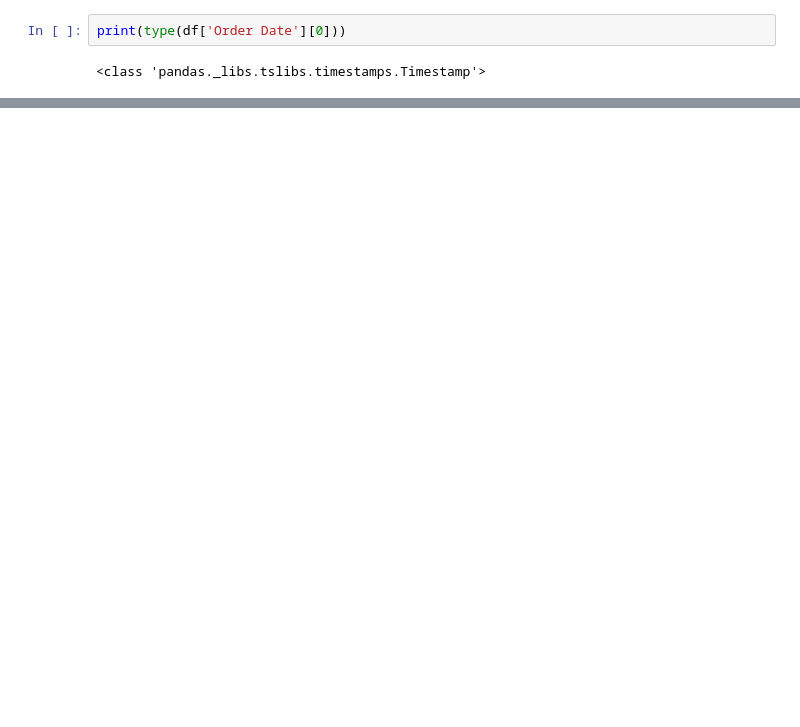
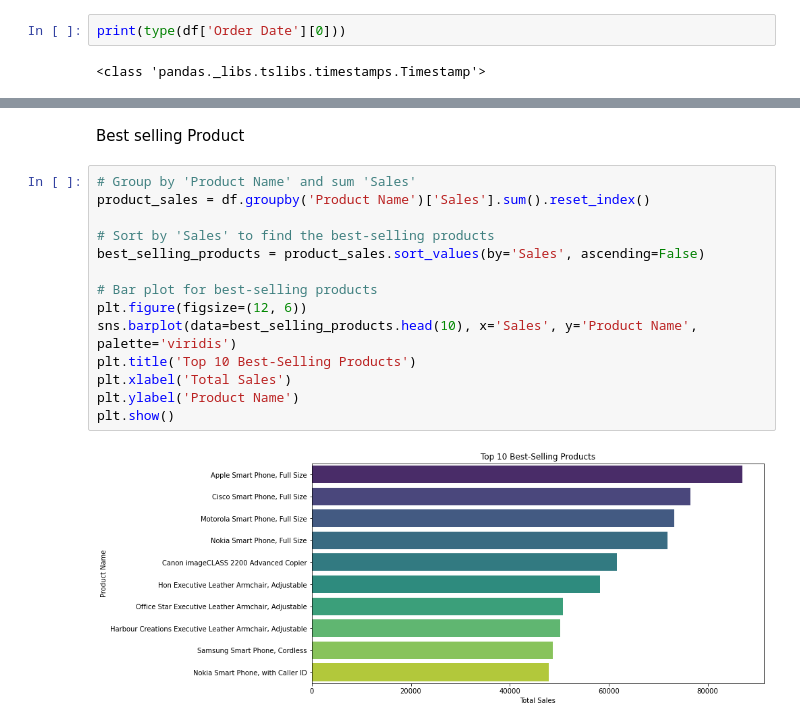
Before and after one commit to nehamunde1999/Afame-Technologies, a Jupyter notebook: sales.ipynb, the cells around one changed output, grey strips where cells are left out. Cells and saved outputs as stored; diff of their text form; blank space fills up the shorter version.

```diff
--- a/sales.ipynb
+++ b/sales.ipynb
@@ -94,0 +185,18 @@ grouped_sales_timeline_fig.show()
+# %% [markdown]
+Best selling Product
+# %%
+# Group by 'Product Name' and sum 'Sales'
+product_sales = df.groupby('Product Name')['Sales'].sum().reset_index()
+
+# Sort by 'Sales' to find the best-selling products
+best_selling_products = product_sales.sort_values(by='Sales', ascending=False)
+
+# Bar plot for best-selling products
+plt.figure(figsize=(12, 6))
+sns.barplot(data=best_selling_products.head(10), x='Sales', y='Product Name', palette='viridis')
+plt.title('Top 10 Best-Selling Products')
+plt.xlabel('Total Sales')
+plt.ylabel('Product Name')
+plt.show()
+# %% [output]
+[figure, added]
```
Also changed, not shown: parts of 15 cells of this notebook.
